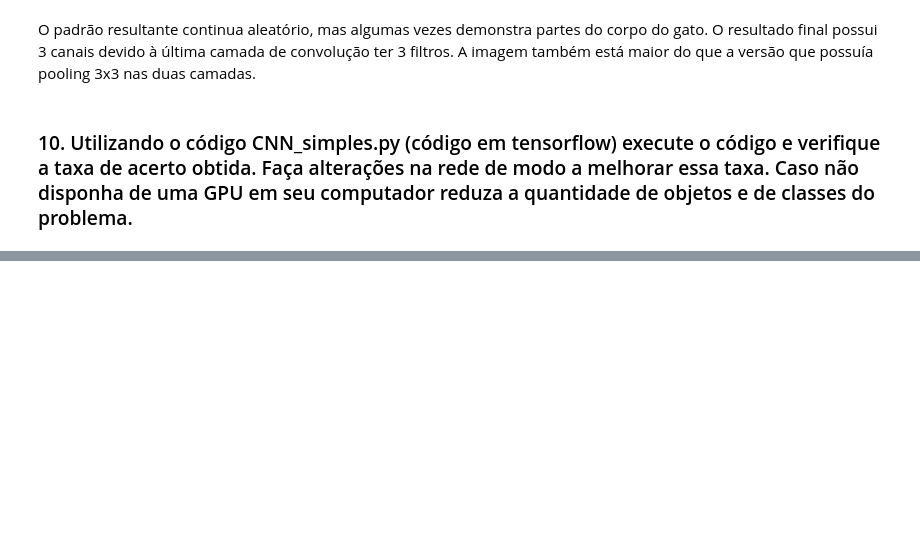
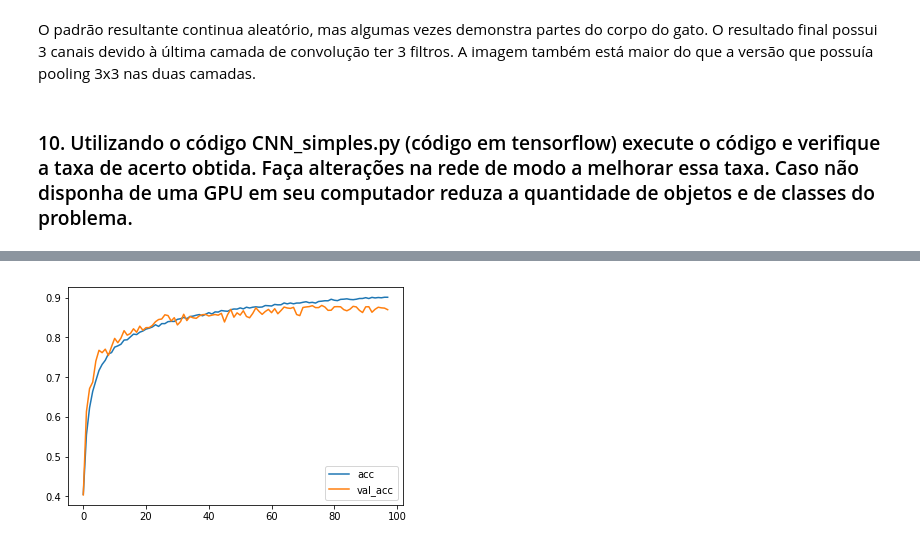
Before and after one commit to fernandocamargoai/deeplearningcourse2018, a Jupyter notebook: Lista_4/Notebook.ipynb, the cells around one changed output, grey strips where cells are left out. Cells and saved outputs as stored; diff of their text form; code cells hidden in the pictures; blank space fills up the shorter version.

```diff
--- a/Lista_4/Notebook.ipynb
+++ b/Lista_4/Notebook.ipynb
@@ -319,0 +544,14 @@ O padrão resultante continua aleatório, mas algumas vezes demonstra partes do
+# %%
+X_train = X_train.astype('float32')
+X_test = X_test.astype('float32')
+X_train /= 255
+X_test /= 255
+# %%
+X_train, X_val, y_train, y_val = train_test_split(X_train, y_train, test_size=0.20, random_state=42, stratify=y_train)
+# %%
+num_classes = 10
+IMAGE_SIZE = 32
+# %%
+Y_train = np_utils.to_categorical(y_train, num_classes)
+Y_val = np_utils.to_categorical(y_val, num_classes)
+Y_test = np_utils.to_categorical(y_test, num_classes)
@@ -319,0 +587,75 @@ O padrão resultante continua aleatório, mas algumas vezes demonstra partes do
+# %%
+def create_model():
+    model = Sequential()
+
+    model.add(Conv2D(32, (2,2), activation='relu', padding='same', input_shape=(IMAGE_SIZE, IMAGE_SIZE, 3)))
+    model.add(BatchNormalization())
+    model.add(Conv2D(32, (2,2), activation='relu'))
+    model.add(BatchNormalization())
+    model.add(MaxPooling2D(pool_size=(2,2)))
+    model.add(Dropout(0.2))
+
+    model.add(Conv2D(64, (2,2), activation='relu', padding='same'))
+    model.add(BatchNormalization())
+    model.add(Conv2D(64, (2,2), activation='relu'))
+    model.add(BatchNormalization())
+    model.add(MaxPooling2D(pool_size=(2,2)))
+    model.add(Dropout(0.2))
+
+    model.add(Conv2D(128, (3,3), activation='relu', padding='same'))
+    model.add(BatchNormalization())
+    model.add(Conv2D(128, (3,3), activation='relu'))
+    model.add(BatchNormalization())
+    model.add(MaxPooling2D(pool_size=(2,2)))
+    model.add(Dropout(0.2))
+
+    model.add(Flatten())
+
+    model.add(Dense(512, kernel_initializer='lecun_normal', activation='selu'))
+    model.add(AlphaDropout(0.3))
+    model.add(Dense(512, kernel_initializer='lecun_normal', activation='selu'))
+    model.add(AlphaDropout(0.3))
+    model.add(Dense(num_classes, activation='softmax'))
+
+    #model.summary()
+    return model
+
+model = create_model()
+checkpoint = ModelCheckpoint('cifar10_model.h5', monitor='val_acc', verbose=0, save_best_only=True, mode='max')
+early_stopping = EarlyStopping(monitor='val_acc', patience=20, verbose=1, mode='max')
+live_plot = LivePlot("acc")
+optimizer = Adam(lr=0.0005)
+#optimizer = RMSprop(lr=0.0005)
+#optimizer = Adagrad(lr=0.001)
+#optimizer = SGD(lr=0.005, decay=1e-6, momentum=0.9, nesterov=True)
+model.compile(loss='categorical_crossentropy', optimizer=optimizer, metrics=['accuracy'])
+batch_size = 70
+
+imdgen = ImageDataGenerator(
+    featurewise_center = False,  # set input mean to 0 over the dataset
+    samplewise_center = False,  # set each sample mean to 0
+    featurewise_std_normalization = False,  # divide inputs by std of the dataset
+    samplewise_std_normalization = False,  # divide each input by its std
+    zca_whitening = False,  # apply ZCA whitening
+    rotation_range = 0,  # randomly rotate images in the range (degrees, 0 to 180)
+    width_shift_range = 0.1,  # randomly shift images horizontally (fraction of total width)
+    height_shift_range = 0.1,  # randomly shift images vertically (fraction of total height)
+    horizontal_flip = True,  # randomly flip images
+    vertical_flip = False,  # randomly flip images
+)
+# compute quantities required for featurewise normalization
+# (std, mean, and principal components if ZCA whitening is applied)
+imdgen.fit(X_train)
+# fit the model on the batches generated by datagen.flow()
+dgen = imdgen.flow(X_train, Y_train, batch_size=batch_size)
+
+log = model.fit_generator(dgen, epochs=100, steps_per_epoch=len(X_train)/batch_size,
+                 validation_data=(X_val, Y_val), verbose=1, callbacks=[checkpoint, early_stopping, live_plot])
+
+print("last acc:", log.history['acc'][-1])
+print("last val_acc:", log.history['val_acc'][-1])
+model.load_weights("cifar10_model.h5")
+scores = model.evaluate(X_val, Y_val, verbose=0)
+print("best val_%s: %.2f%%" % (model.metrics_names[1], scores[1]*100))
+# %% [output]
+[figure, added]
```
Also changed, not shown: parts of 15 cells of this notebook, 6 other files.
